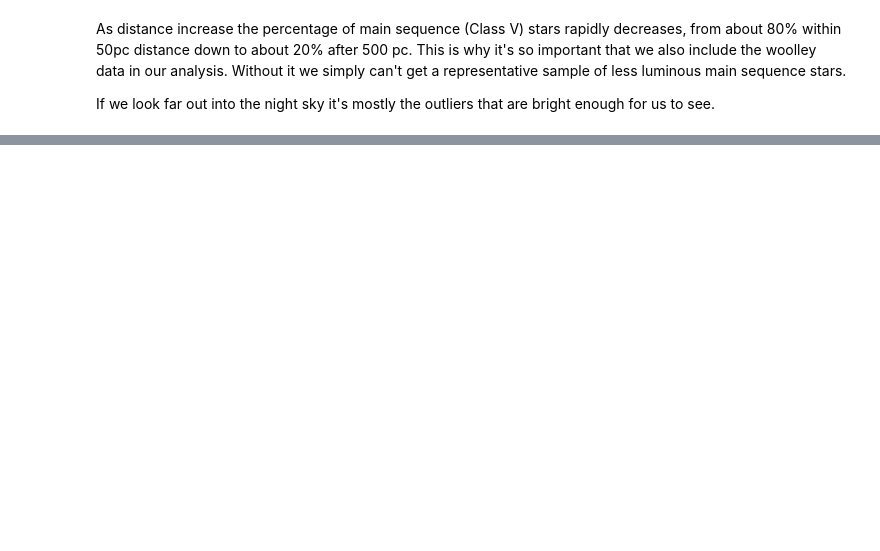
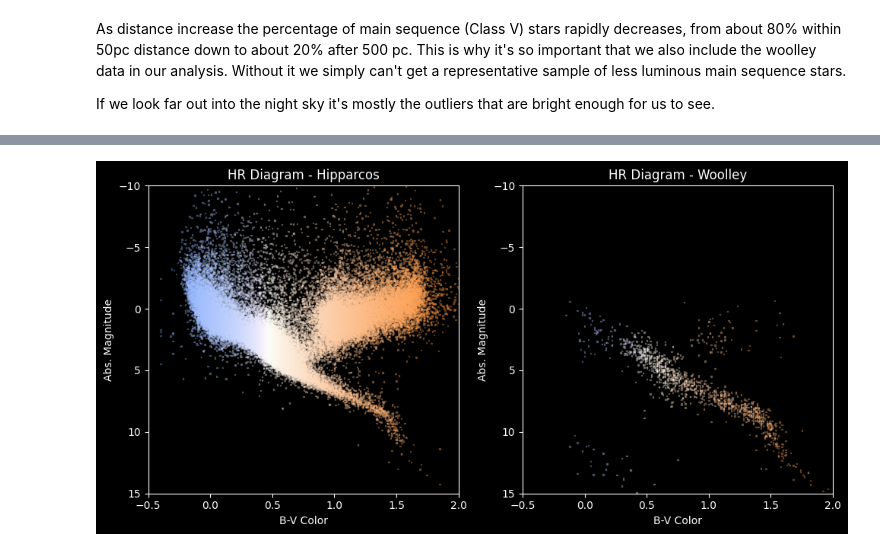
Before and after one commit to dustinmiller91/stellar_analysis, a Jupyter notebook: stellar_analysis.ipynb, the cells around one changed output, grey strips where cells are left out. Drawn from its saved outputs; the diff is of its cells as text; code cells hidden in the pictures; blank space fills up the shorter version.

Commit message:
Fixed error in silver handling of negative numbers Re-arranged code to be more organized Added repurposed code that generates HR diagrams

```diff
--- a/stellar_analysis.ipynb
+++ b/stellar_analysis.ipynb
@@ -591,0 +665,39 @@ If we look far out into the night sky it's mostly the outliers that are bright e
+# %%
+from matplotlib import pyplot as plt
+
+def stellar_scatterplots_from_datasets(datasets, ncols):
+    ncols = 2
+    nrows = -(-len(datasets) // ncols)  # ceiling division
+    fig, axes = plt.subplots(nrows, ncols, figsize=(10, nrows * 5), facecolor='black')
+    fig.patch.set_facecolor('black')
+
+    for ax, (df_sub, title) in zip(axes.flat, datasets):
+        colors = df_sub["b_v"].apply(lambda bv: bv_to_rgb(bv, saturation_boost=1.5)).tolist()
+        ax.set_facecolor('black')
+        ax.set_title(title, color='white')
+        ax.scatter(df_sub['b_v'], df_sub['abs_mag'], c=colors, alpha=0.3, s=1, marker=',')
+        ax.set_xlabel('B-V Color', color='white')
+        ax.set_ylabel('Abs. Magnitude', color='white')
+        ax.tick_params(colors='white')
+        ax.set_xlim(-0.5, 2)
+        ax.set_ylim(15, -10)
+        for spine in ax.spines.values():
+            spine.set_edgecolor('white')
+
+    # Hide any unused subplots
+    for ax in axes.flat[len(datasets):]:
+        ax.set_visible(False)
+
+    plt.tight_layout()
+    plt.savefig("hr_diagrams.png", dpi=150)
+    plt.show()
+# %%
+
+datasets = [
+    (query_sqlite(f"SELECT * FROM stars WHERE src = 'hipparcos'", DB),  'HR Diagram - Hipparcos'),
+    (query_sqlite(f"SELECT * FROM stars WHERE src = 'woolley'", DB),    'HR Diagram - Woolley')
+]
+
+stellar_scatterplots_from_datasets(datasets, 2)
+# %% [output]
+[figure, added]
```
Also changed, not shown: parts of 15 cells of this notebook, 1 other file.
